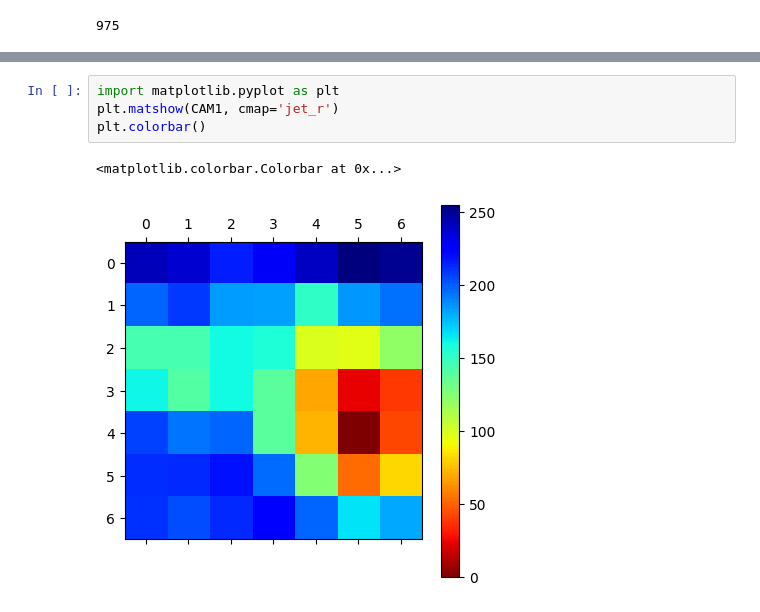
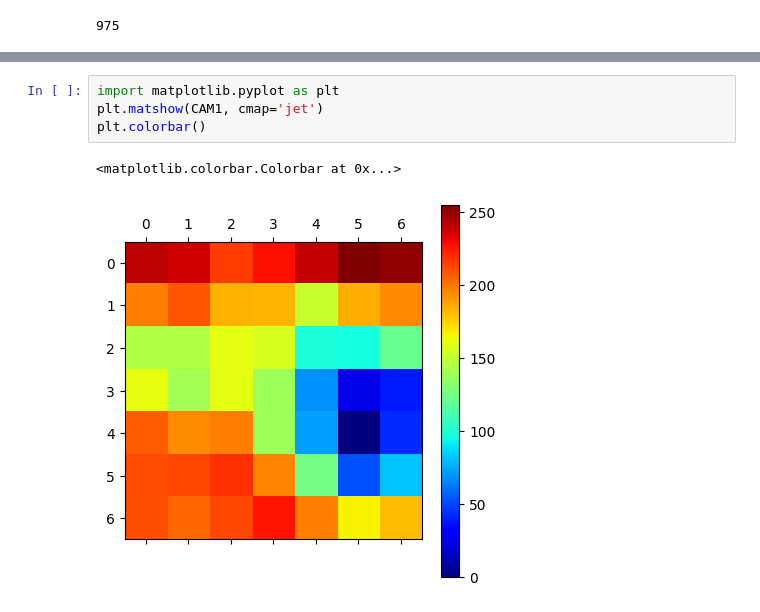
Before and after one commit to mlelarge/ens-ml4sd, a Jupyter notebook: notebooks/8_Class_activation_map.ipynb, the cells around one changed output, grey strips where cells are left out. Drawn from its saved outputs; the diff is of its cells as text.

```diff
--- a/notebooks/8_Class_activation_map.ipynb
+++ b/notebooks/8_Class_activation_map.ipynb
@@ -228,10 +229,10 @@ plot_CAM(img_np,CAM1)
 # %%
 import matplotlib.pyplot as plt
-plt.matshow(CAM1, cmap='jet_r')
+plt.matshow(CAM1, cmap='jet')
 plt.colorbar()
 # %% [output]
 <matplotlib.colorbar.Colorbar at 0x...>
-[figure, old version]
+[figure, new version]
 # %%
 i = 671
 CAM2 = returnCAM(logit_conv.squeeze(),idx[i])
```
Also changed, not shown: parts of 5 cells of this notebook, 1 other file.
